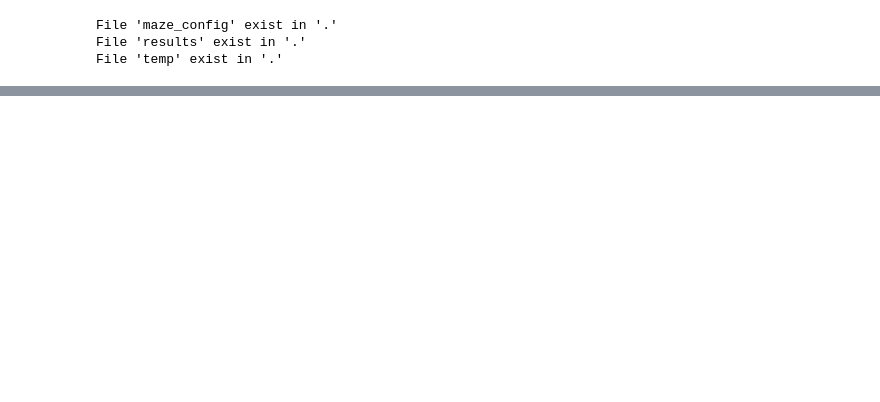
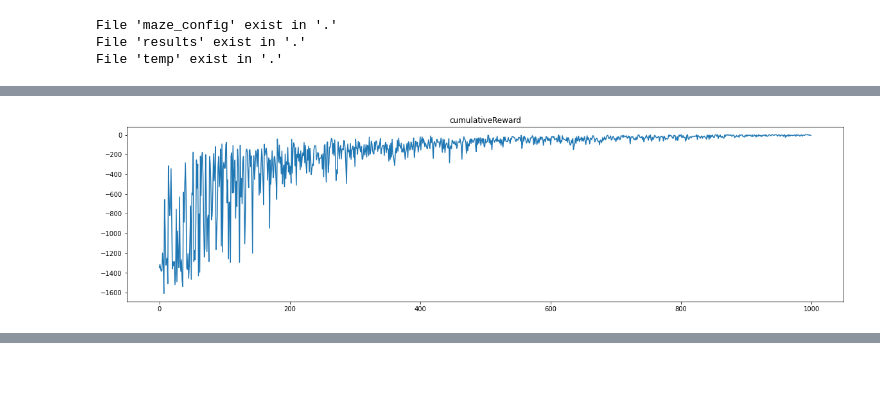
Before and after one commit to LabPMEITB/RL-Simulation-Script, a Jupyter notebook: main.ipynb, the cells around one changed output, grey strips where cells are left out. Drawn from its saved outputs; the diff is of its cells as text; code cells hidden in the pictures; blank space fills up the shorter version.

```diff
--- a/main.ipynb
+++ b/main.ipynb
@@ -128,0 +187,5 @@ fn.plot(sw.cumulative_rewards, title='Cumulative Reward')
+# %%
+## --------- Cumulative Rewards ---------- #
+fn.plot(sw.cumulative_rewards, gen_file=save_dir, title='cumulativeReward')
+# %% [output]
+[figure, added]
```
Also changed, not shown: parts of 30 cells of this notebook, 3 other files.
